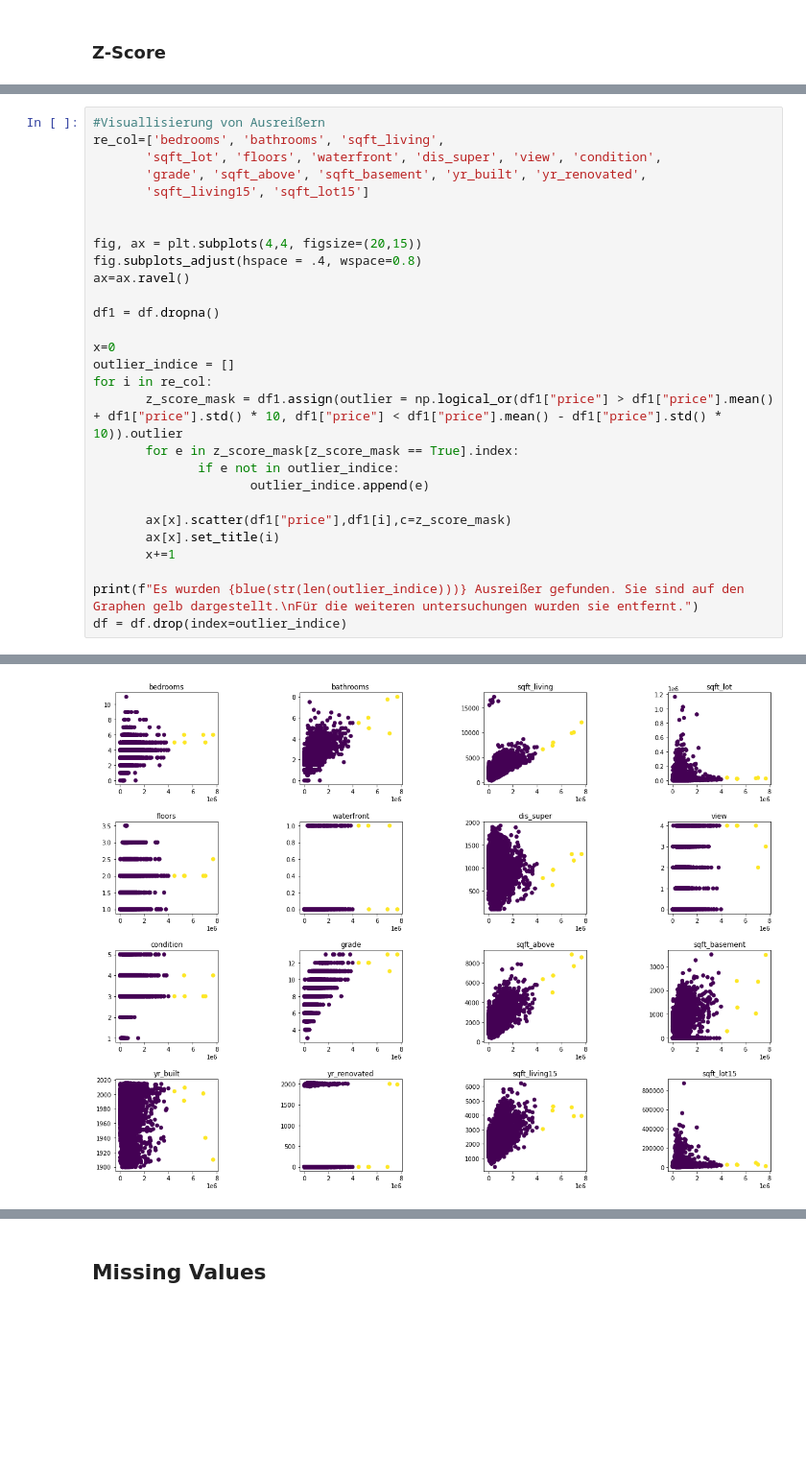
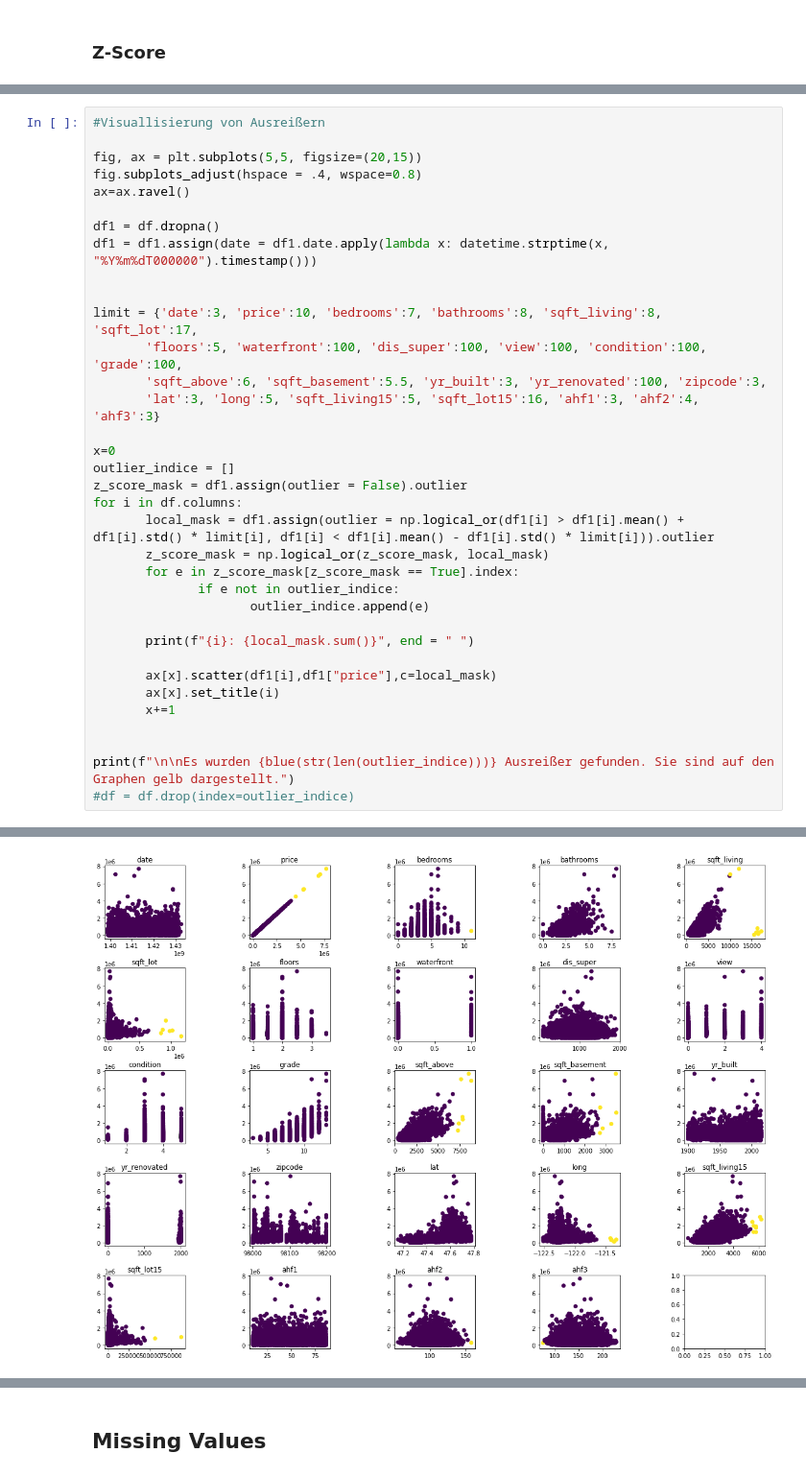
Before and after one commit to robring/advancedDatascience_CaseStudy, a Jupyter notebook: 01_Exploration_2.0.ipynb, the cells around one changed output, grey strips where cells are left out. Shown at 96% size. Saved outputs shown, nothing was run; the diff lists cells and outputs as text; blank space fills up the shorter version.

Commit message:
Z-Score gefixt

```diff
--- a/01_Exploration_2.0.ipynb
+++ b/01_Exploration_2.0.ipynb
@@ -227,29 +225,36 @@ Wie weiter unten zu sehen, werden auf diese Weise 6 Ausreißer entfernt, die bei
 # %%
 #Visuallisierung von Ausreißern
-re_col=['bedrooms', 'bathrooms', 'sqft_living',
-       'sqft_lot', 'floors', 'waterfront', 'dis_super', 'view', 'condition',
-       'grade', 'sqft_above', 'sqft_basement', 'yr_built', 'yr_renovated',
-       'sqft_living15', 'sqft_lot15']
 
-
-fig, ax = plt.subplots(4,4, figsize=(20,15))
+fig, ax = plt.subplots(5,5, figsize=(20,15))
 fig.subplots_adjust(hspace = .4, wspace=0.8)
 ax=ax.ravel()
 
 df1 = df.dropna()
+df1 = df1.assign(date = df1.date.apply(lambda x: datetime.strptime(x, "%Y%m%dT000000").timestamp()))
+
+
+limit = {'date':3, 'price':10, 'bedrooms':7, 'bathrooms':8, 'sqft_living':8, 'sqft_lot':17,
+       'floors':5, 'waterfront':100, 'dis_super':100, 'view':100, 'condition':100, 'grade':100,
+       'sqft_above':6, 'sqft_basement':5.5, 'yr_built':3, 'yr_renovated':100, 'zipcode':3,
+       'lat':3, 'long':5, 'sqft_living15':5, 'sqft_lot15':16, 'ahf1':3, 'ahf2':4, 'ahf3':3}
 
 x=0
 outlier_indice = []
-for i in re_col:
-       z_score_mask = df1.assign(outlier = np.logical_or(df1["price"] > df1["price"].mean() + df1["price"].std() * 10, df1["price"] < df1["price"].mean() - df1["price"].std() * 10)).outlier
+z_score_mask = df1.assign(outlier = False).outlier
+for i in df.columns:
+       local_mask = df1.assign(outlier = np.logical_or(df1[i] > df1[i].mean() + df1[i].std() * limit[i], df1[i] < df1[i].mean() - df1[i].std() * limit[i])).outlier
+       z_score_mask = np.logical_or(z_score_mask, local_mask)
        for e in z_score_mask[z_score_mask == True].index:
               if e not in outlier_indice:
                      outlier_indice.append(e)
 
-       ax[x].scatter(df1["price"],df1[i],c=z_score_mask)
+       print(f"{i}: {local_mask.sum()}", end = " ")
+
+       ax[x].scatter(df1[i],df1["price"],c=local_mask)
        ax[x].set_title(i)
        x+=1
 
-print(f"Es wurden {blue(str(len(outlier_indice)))} Ausreißer gefunden. Sie sind auf den Graphen gelb dargestellt.\nFür die weiteren untersuchungen wurden sie entfernt.")
-df = df.drop(index=outlier_indice)
+
+print(f"\n\nEs wurden {blue(str(len(outlier_indice)))} Ausreißer gefunden. Sie sind auf den Graphen gelb dargestellt.")
+#df = df.drop(index=outlier_indice)
 # %% [output]
@@ -258 +264 @@ Für die weiteren untersuchungen wurden sie entfernt.
-[figure, old version]
+[figure, new version]
```
Also changed, not shown: parts of 6 cells of this notebook.
